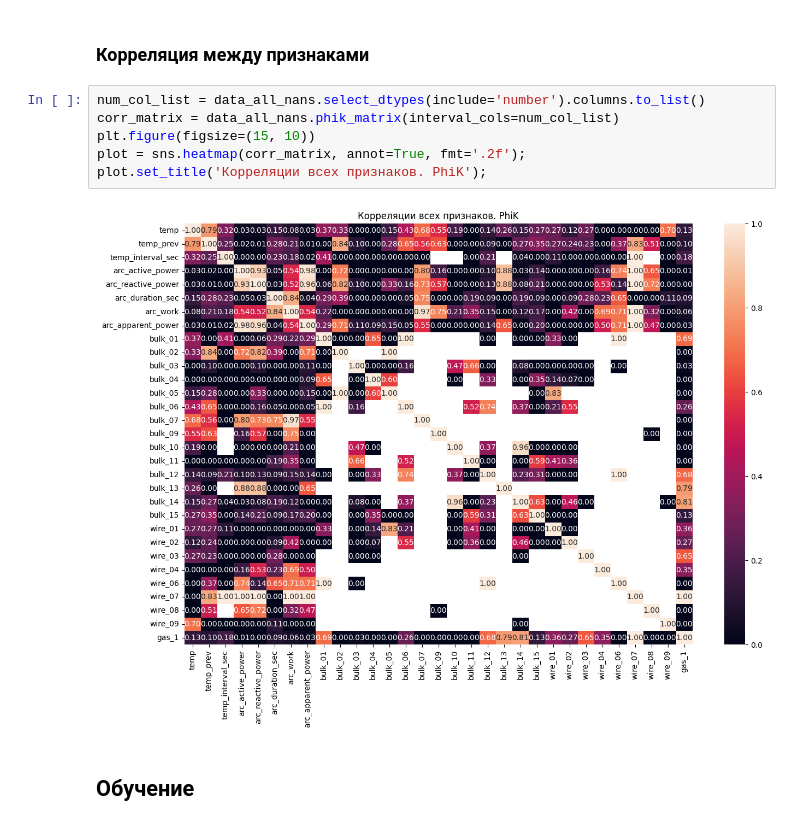
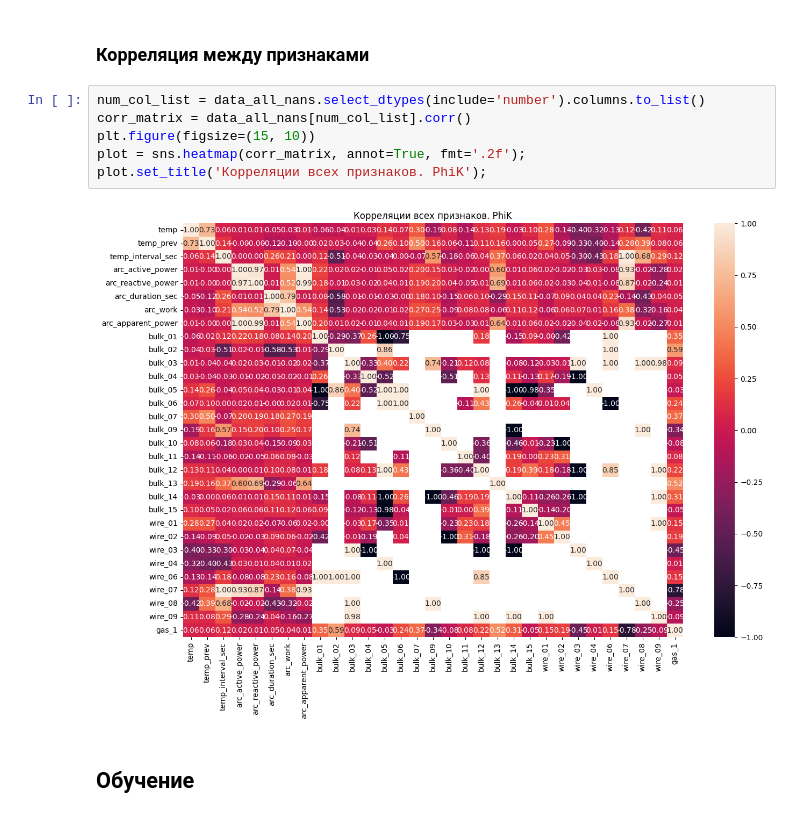
Before and after one commit to wtom76/practicum, a Jupyter notebook: final/0d09d352-9cae-4cc7-85c2-f88ea711ad45.ipynb, the cells around one changed output. Drawn from its saved outputs; the diff is of its cells as text.

```diff
--- a/final/0d09d352-9cae-4cc7-85c2-f88ea711ad45.ipynb
+++ b/final/0d09d352-9cae-4cc7-85c2-f88ea711ad45.ipynb
@@ -972,12 +971,12 @@ plot_num_cont(data_all_nans)
 ### Корреляция между признаками
 # %%
 num_col_list = data_all_nans.select_dtypes(include='number').columns.to_list()
-corr_matrix = data_all_nans.phik_matrix(interval_cols=num_col_list)
+corr_matrix = data_all_nans[num_col_list].corr()
 plt.figure(figsize=(15, 10))
 plot = sns.heatmap(corr_matrix, annot=True, fmt='.2f');
 plot.set_title('Корреляции всех признаков. PhiK');
 # %% [output]
-[figure, old version]
+[figure, new version]
 # %% [markdown]
 ## Обучение
 # %%
```
Also changed, not shown: parts of 17 cells of this notebook, 1 other file.
